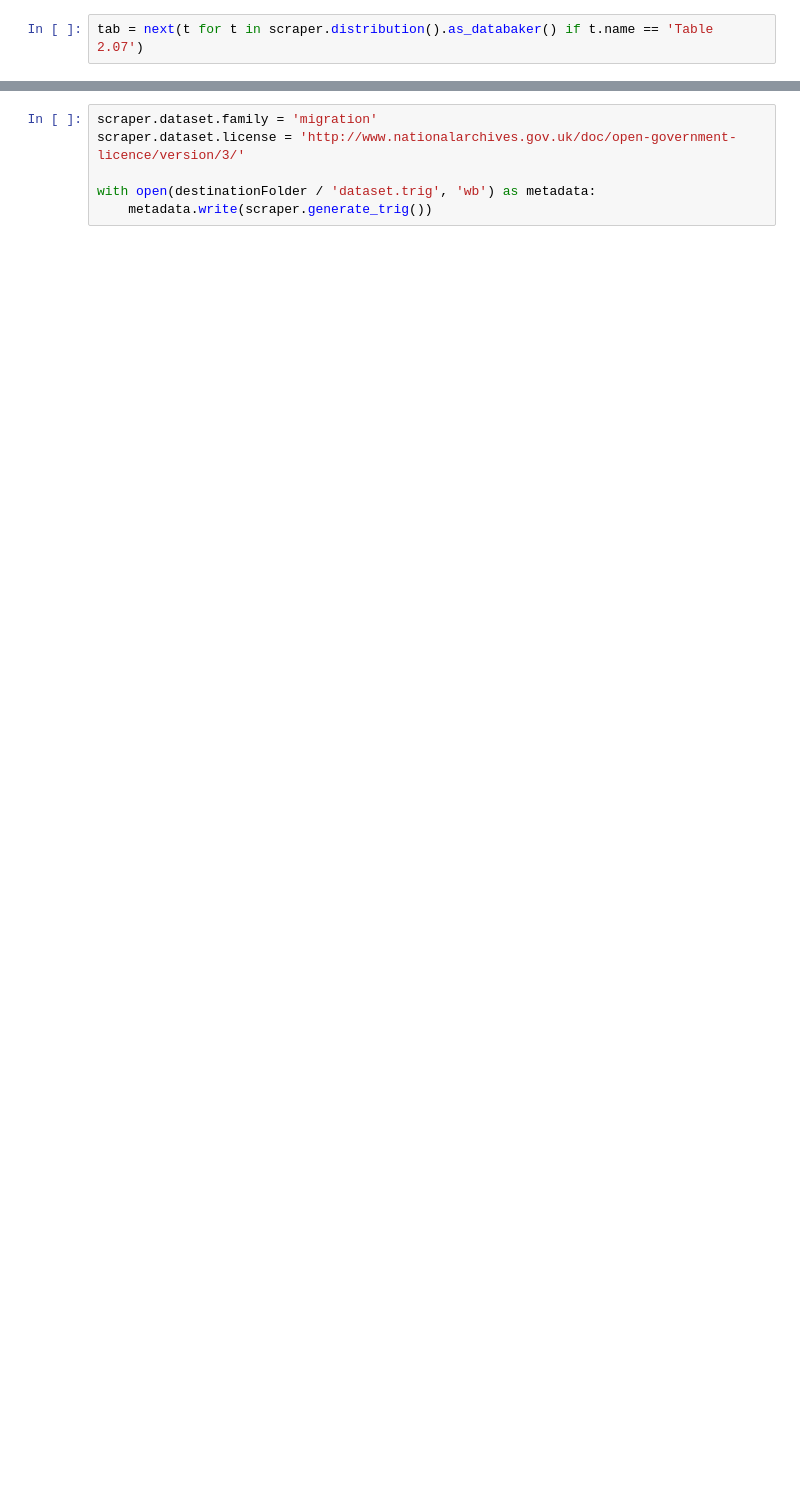
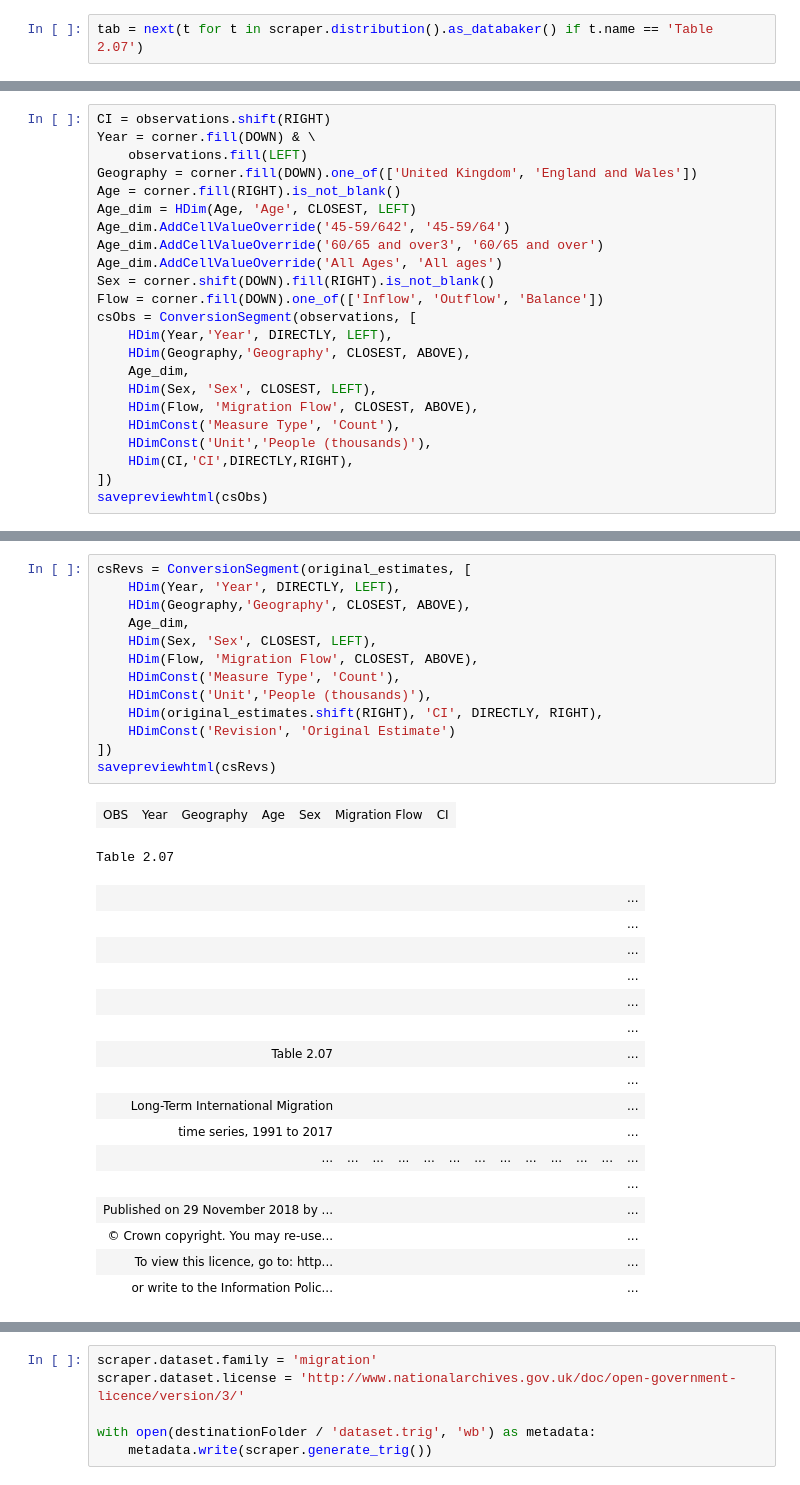
Before and after one commit to GSS-Cogs/ONS-LTIM-Age-and-Sex, a Jupyter notebook: Long-term international migration 2.07 Age and Sex.ipynb, the cells around one changed output, grey strips where cells are left out. Cells and saved outputs as stored; diff of their text form; blank space fills up the shorter version.

```diff
--- a/Long-term international migration 2.07 Age and Sex.ipynb
+++ b/Long-term international migration 2.07 Age and Sex.ipynb
@@ -499,0 +64,23 @@ new_table.to_csv(destinationFolder / ('tidydata2_7.csv'), index = False)
+# %%
+CI = observations.shift(RIGHT)
+Year = corner.fill(DOWN) & \
+    observations.fill(LEFT)
+Geography = corner.fill(DOWN).one_of(['United Kingdom', 'England and Wales'])
+Age = corner.fill(RIGHT).is_not_blank()
+Age_dim = HDim(Age, 'Age', CLOSEST, LEFT)
+Age_dim.AddCellValueOverride('45-59/642', '45-59/64')
+Age_dim.AddCellValueOverride('60/65 and over3', '60/65 and over')
+Age_dim.AddCellValueOverride('All Ages', 'All ages')
+Sex = corner.shift(DOWN).fill(RIGHT).is_not_blank()
+Flow = corner.fill(DOWN).one_of(['Inflow', 'Outflow', 'Balance'])
+csObs = ConversionSegment(observations, [
+    HDim(Year,'Year', DIRECTLY, LEFT),
+    HDim(Geography,'Geography', CLOSEST, ABOVE),
+    Age_dim,
+    HDim(Sex, 'Sex', CLOSEST, LEFT),
+    HDim(Flow, 'Migration Flow', CLOSEST, ABOVE),
+    HDimConst('Measure Type', 'Count'),
+    HDimConst('Unit','People (thousands)'),
+    HDim(CI,'CI',DIRECTLY,RIGHT),
+])
+savepreviewhtml(csObs)
@@ -499,0 +113,32 @@ new_table.to_csv(destinationFolder / ('tidydata2_7.csv'), index = False)
+# %%
+csRevs = ConversionSegment(original_estimates, [
+    HDim(Year, 'Year', DIRECTLY, LEFT),
+    HDim(Geography,'Geography', CLOSEST, ABOVE),
+    Age_dim,
+    HDim(Sex, 'Sex', CLOSEST, LEFT),
+    HDim(Flow, 'Migration Flow', CLOSEST, ABOVE),
+    HDimConst('Measure Type', 'Count'),
+    HDimConst('Unit','People (thousands)'),
+    HDim(original_estimates.shift(RIGHT), 'CI', DIRECTLY, RIGHT),
+    HDimConst('Revision', 'Original Estimate')
+])
+savepreviewhtml(csRevs)
+# %% [output]
+| OBS | Year | Geography | Age | Sex | Migration Flow | CI |
+Table 2.07
+|  |  |  |  |  |  |  |  |  |  |  |  | ... |
+|  |  |  |  |  |  |  |  |  |  |  |  | ... |
+|  |  |  |  |  |  |  |  |  |  |  |  | ... |
+|  |  |  |  |  |  |  |  |  |  |  |  | ... |
+|  |  |  |  |  |  |  |  |  |  |  |  | ... |
+|  |  |  |  |  |  |  |  |  |  |  |  | ... |
+| Table 2.07 |  |  |  |  |  |  |  |  |  |  |  | ... |
+|  |  |  |  |  |  |  |  |  |  |  |  | ... |
+| Long-Term International Migration |  |  |  |  |  |  |  |  |  |  |  | ... |
+| time series, 1991 to 2017 |  |  |  |  |  |  |  |  |  |  |  | ... |
+| ... | ... | ... | ... | ... | ... | ... | ... | ... | ... | ... | ... | ... |
+|  |  |  |  |  |  |  |  |  |  |  |  | ... |
+| Published on 29 November 2018 by ... |  |  |  |  |  |  |  |  |  |  |  | ... |
+| © Crown copyright. You may re-use... |  |  |  |  |  |  |  |  |  |  |  | ... |
+| To view this licence, go to: http... |  |  |  |  |  |  |  |  |  |  |  | ... |
+| or write to the Information Polic... |  |  |  |  |  |  |  |  |  |  |  | ... |
```
Also changed, not shown: parts of 84 cells of this notebook.
